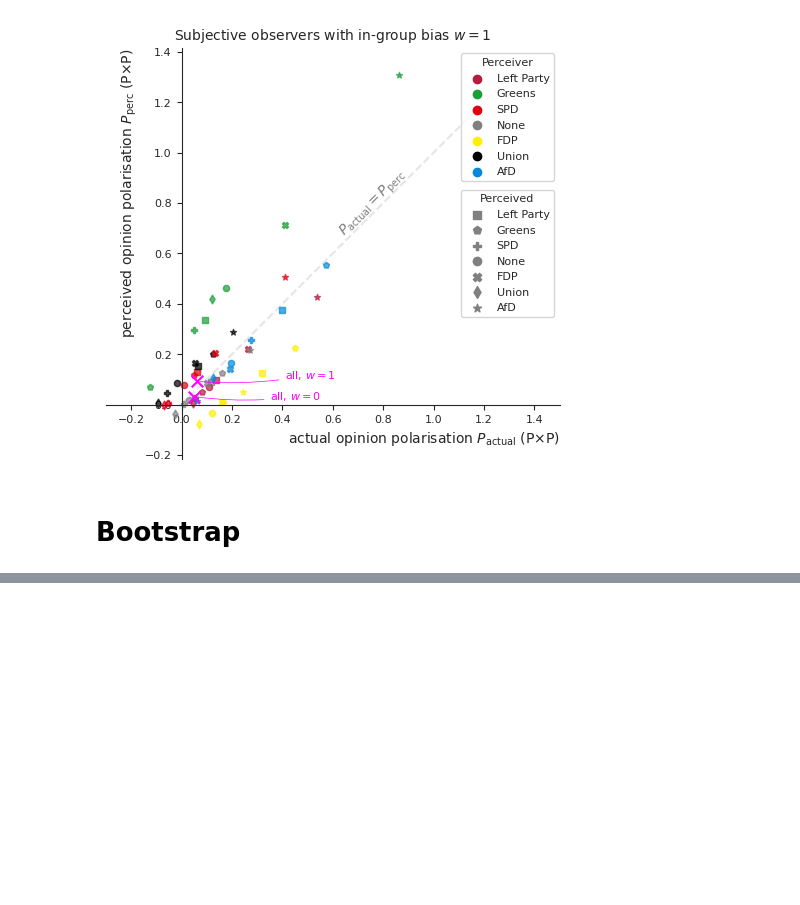
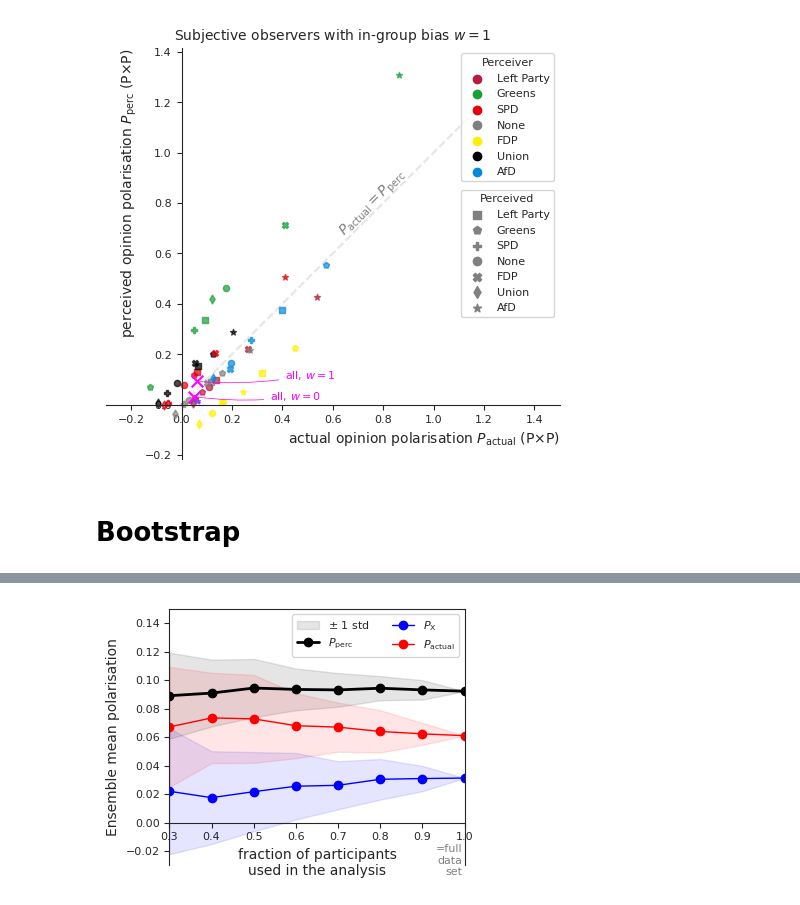
Before and after one commit to PeterSteiglechner/perceived-polarisation, a Jupyter notebook: Analysis.ipynb, the cells around one changed output, grey strips where cells are left out. Saved outputs shown, nothing was run; the diff lists cells and outputs as text; code cells hidden in the pictures; blank space fills up the shorter version.

```diff
--- a/Analysis.ipynb
+++ b/Analysis.ipynb
@@ -24,12 +22,9 @@ ModuleNotFoundError: No module named 'pandas'
 # %%
-cols = dict(zip(["Union", "SPD", "Left Party", "Greens", "FDP", "AfD", "None"], ["#000000", "#E3000F", "#b61c3e", "#1AA037", "#FFEF00", "#0489DB", "grey"]))  #
+colours = dict(zip(["Union", "SPD", "Left Party", "Greens", "FDP", "AfD", "None"], ["#000000", "#E3000F", "#b61c3e", "#1AA037", "#FFEF00", "#0489DB", "grey"]))  #
 
 kuerzel2party = {"u":"Union", "s":"SPD", "l":"Left Party", "g":"Greens", "f":"FDP", "a":"AfD", "n":"None"}
 # %%
 folder = "inputdata/"
-# on ZMT Datalab, use
-folder = "/home/peter.steiglechner/labspaces/cognitive-biases-in-opinion-formation/data/ms3-subjOpSpace/ess/"
-
 
 # Load data
 cntry = "DE"
@@ -301,7 +252,7 @@ plt.savefig("figs/P-over-OP_PxA_w1-0.png", dpi=600)
 for w in [0,1]:
     fig, ax = plt.subplots(1,1, figsize=(12/2.54, 12/2.54))
     partynames = [p for p in parties]
-    c = [cols[kuerzel2party[ind[0]]] for ind in dfPxP.index]
+    c = [colours[kuerzel2party[ind[0]]] for ind in dfPxP.index]
 
     if w==1:
         #################################
@@ -322,7 +273,7 @@ for w in [0,1]:
         for spine in ["left", "right", "top", "bottom"]:
             ax2.spines[spine].set_visible(False)
         for party in parties:
-            ax2.scatter([],[],marker="o", label=party, color=cols[party])
+            ax2.scatter([],[],marker="o", label=party, color=colours[party])
         ax2.legend(title="Perceiver", loc="upper right")
 
         ax.set_xlim(-0.3, 1.5)
@@ -353,7 +304,7 @@ for w in [0,1]:
 
 
         for party in parties:
-            ax.scatter([],[],marker="o", label=party, color=cols[party])
+            ax.scatter([],[],marker="o", label=party, color=colours[party])
         ax.legend(title="Perceiver/"+"\n"+"Perceived", loc="upper center", fontsize=smallfs)
 
         ax.set_xlim(-0.2, 0.83)
@@ -448,4 +401,7 @@ else:
 # %%
 filtered_data = filtered_data.loc[:, ["essround", "anweight", "identity"]+variables]
 CSS_dict, Trafo = get_Trafo(filtered_data, parties, waves, variables)
-P1, Pperc1, Pop1 = calc_polarisation(filtered_data, waves, variables, Trafo)
+meand_w0, meand_w1 = calc_polarisation(filtered_data, waves, variables, Trafo)
+P_perc1 = meand_w1[10][10] - meand_w1[8][8]
+P_X1 = meand_w1[10][10] - meand_w1[10][8]
+P_actual1 = meand_w1[10][8] - meand_w1[8][8]
@@ -472,36 +432,38 @@ for n in percentages:
 
     slowerP.append(np.array(P_n_arr[n]).mean() - np.array(P_n_arr[n]).std())
     shigherP.append(np.array(P_n_arr[n]).mean() + np.array(P_n_arr[n]).std())
     slowerPperc.append(np.array(P_n_percarr[n]).mean() - np.array(P_n_percarr[n]).std())
     shigherPperc.append(np.array(P_n_percarr[n]).mean() + np.array(P_n_percarr[n]).std())
     slowerPop.append(np.array(P_n_oparr[n]).mean() - np.array(P_n_oparr[n]).std())
     shigherPop.append(np.array(P_n_oparr[n]).mean() + np.array(P_n_oparr[n]).std())
 
     # slowerP.append(np.percentile(P_n_arr[n], 5))
     # shigherP.append(np.percentile(P_n_arr[n], 95))
     # slowerPperc.append(np.percentile(P_n_percarr[n], 5))
     # shigherPperc.append(np.percentile(P_n_percarr[n], 95))
     # slowerPop.append(np.percentile(P_n_oparr[n], 5))
     # shigherPop.append(np.percentile(P_n_oparr[n], 95))
 
 
-ax.fill_between(percentages+[1], slowerP+[P1], shigherP+[P1], color="k", alpha=0.1, label="$\pm$ 1 std")
-ax.fill_between(percentages+[1], slowerPperc+[Pperc1], shigherPperc+[Pperc1], color="b", alpha=0.1)
-ax.fill_between(percentages+[1], slowerPop+[Pop1], shigherPop+[Pop1], color="r", alpha=0.1)
-Parr.append(P1)
-Ppercarr.append(Pperc1)
-Poparr.append(Pop1)
+ax.fill_between(percentages+[1], slowerP+[P_perc1], shigherP+[P_perc1], color="k", alpha=0.1, label="$\pm$ 1 std")
+ax.fill_between(percentages+[1], slowerPperc+[P_X1], shigherPperc+[P_X1], color="b", alpha=0.1)
+ax.fill_between(percentages+[1], slowerPop+[P_actual1], shigherPop+[P_actual1], color="r", alpha=0.1)
+Parr.append(P_perc1)
+Ppercarr.append(P_X1)
+Poparr.append(P_actual1)
 ax.plot(percentages+[1], Parr, "-o", color="k", lw=2, label=r"$P_{\rm perc}$")
 ax.plot(percentages+[1], Ppercarr, "-o",color="b", lw=1, label=r"$P_{\rm X}$")
 ax.plot(percentages+[1], Poparr, "-o", color="r", lw=1, label=r"$P_{\rm actual}$")
 ax.legend(fontsize=smallfs, ncol=2)
 ax.set_xlim(0.3,1)
 ax.text(0.995, -0.015, "=full\ndata\nset", ha="right", va="top", color="grey", fontsize=smallfs)
 ax.set_ylim(-0.03, 0.15)
 ax.spines["bottom"].set_position('zero')
 ax.set_xlabel("fraction of participants\nused in the analysis", fontsize=bigfs)
 ax.set_ylabel("Ensemble mean polarisation", fontsize=bigfs)
 #fig.set_facecolor("grey")
 fig.subplots_adjust(left=0.2, right=0.95, top=0.98, bottom=0.05)
 plt.savefig("figs/Bootstrap_reducedDatasize.pdf")
 plt.savefig("figs/Bootstrap_reducedDatasize.png", dpi=600)
+# %% [output]
+[figure, added]
```
Also changed, not shown: parts of 8 cells of this notebook, 15 other files.
